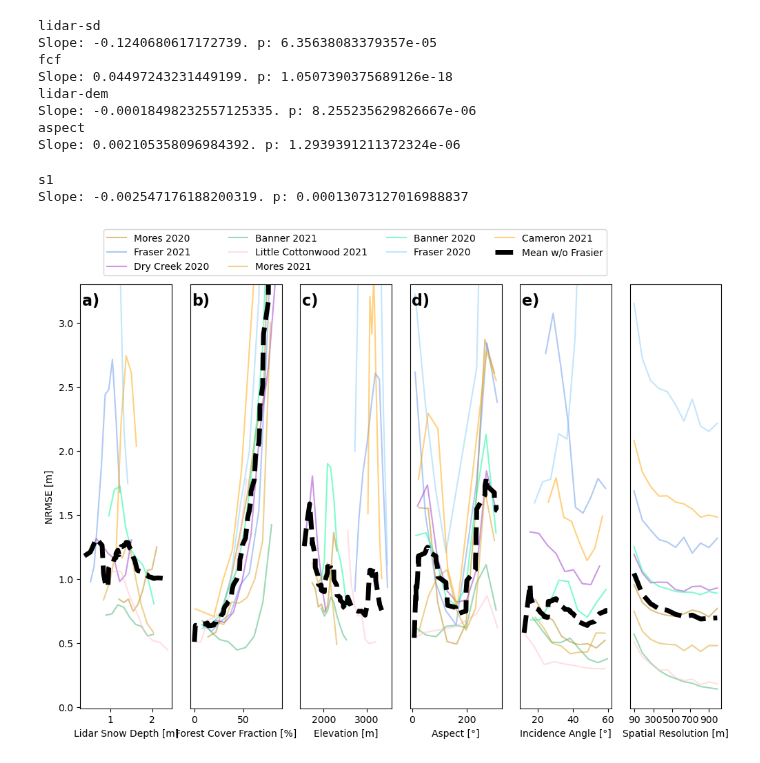
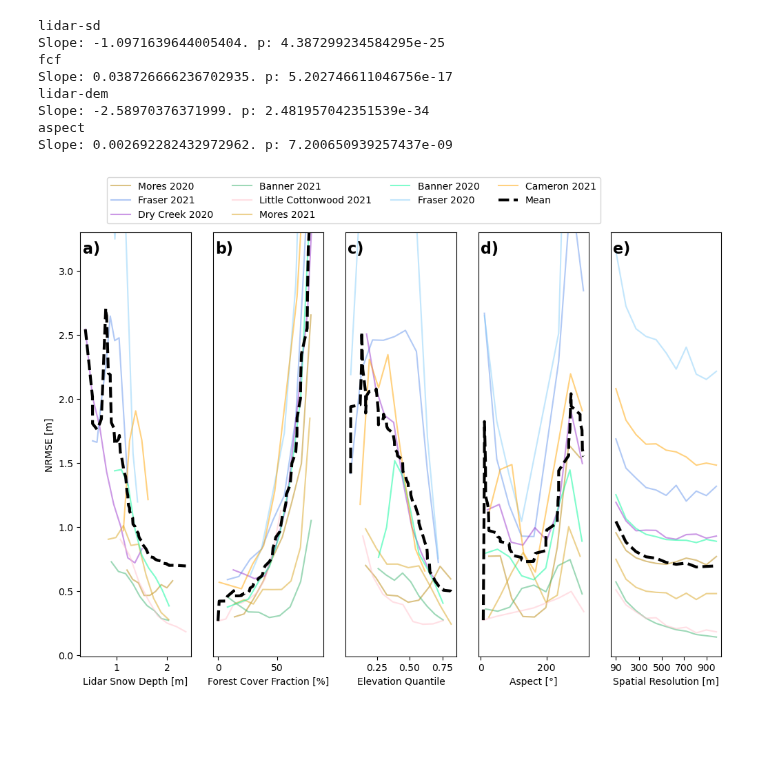
Before and after one commit to ZachHoppinen/spicy-analysis, a Jupyter notebook: src/compare/factors/factor_rmse_figure.ipynb, the cells around one changed output. Cells and saved outputs as stored; diff of their text form; code cells hidden in the pictures; blank space fills up the shorter version.

```diff
--- a/src/compare/factors/factor_rmse_figure.ipynb
+++ b/src/compare/factors/factor_rmse_figure.ipynb
@@ -36,14 +36,21 @@ for ds in dss.values():
     ds['aspect'] = aspect(ds['lidar-dem'])
     ds['easting'] = np.sin(np.deg2rad(aspect(ds['lidar-dem'])))
     ds['northing'] = np.cos(np.deg2rad(aspect(ds['lidar-dem'])))
+# %%
+def nan_ptp(a):
+    return np.ptp(a[np.isfinite(a)])
+def mean_normalize(ds):
+    dvh = ds.data
+    dvh = (dvh - np.nanmin(dvh))/nan_ptp(dvh)
+    return dvh
 # %%
-fig, axes = plt.subplots(1, 6, figsize = (12,8))
+fig, axes = plt.subplots(1, 5, figsize = (12,8))
 
 loc_colors = {'Banner_2020-02-18': 'mediumspringgreen', 'Banner_2021-03-15': 'mediumseagreen', 'Cameron_2021-03-19': 'orange', \
     'Dry_Creek_2020-02-19': 'darkorchid', 'Frasier_2020-02-11': 'lightskyblue', 'Frasier_2021-03-19': 'cornflowerblue', \
         'Little_Cottonwood_2021-03-18': 'pink', 'Mores_2020-02-09': 'darkgoldenrod', 'Mores_2021-03-15': 'goldenrod'}
 
-x_labels = {'lidar-sd': 'Lidar Snow Depth [m]', 'fcf':'Forest Cover Fraction [%]', 'lidar-dem': 'Elevation [m]', 'aspect':'Aspect [°]', 's1':'Incidence Angle [°]'} # 'lidar-dem': 'Elevation [m]', , 'lidar-vh': 'Tree Height [m]'
+x_labels = {'lidar-sd': 'Lidar Snow Depth [m]', 'fcf':'Forest Cover Fraction [%]', 'lidar-dem': 'Elevation Quantile', 'aspect':'Aspect [°]'} # 'lidar-dem': 'Elevation [m]', , 'lidar-vh': 'Tree Height [m]' , 's1':'Incidence Angle [°]'
 
 for (var, label), ax in zip(x_labels.items(), axes.ravel()):
 
@@ -56,8 +63,10 @@ for (var, label), ax in zip(x_labels.items(), axes.ravel()):
 
         if var == 's1':
             time_ds = ds.sel(band = 'inc')
-            time_ds['s1'] = time_ds['s1'].isel(time = slice(len(np.unique(time_ds.relative_orbit)))).std(dim = 'time')
+            time_ds['s1'] = time_ds['s1'].isel(time = slice(len(np.unique(time_ds.relative_orbit)))).mean(dim = 'time')
             # time_ds = time_ds.where(time_ds['lidar-dem'] > time_ds['lidar-dem'].quantile(0.5))
+        elif var == 'lidar-dem':
+            ds['lidar-dem'].data = mean_normalize(ds['lidar-dem'])
 
         if ds.attrs['site'] == 'Frasier' and pd.to_datetime(ds.attrs['lidar-flight-time']).year == 2020:
             time_ds = ds.sel(time = '2020-02-15', method = 'nearest')
@@ -66,7 +75,10 @@ for (var, label), ax in zip(x_labels.items(), axes.ravel()):
 
         res = pd.Series(dtype = float)
 
-        for cat, sub in time_ds.sel(band = 'inc').groupby_bins(var, np.linspace(*time_ds.sel(band = 'inc')[var].quantile([0.05, 0.95]).values.ravel(), 10)):
+        bins = time_ds.sel(band = 'inc').groupby_bins(var, np.linspace(*time_ds.sel(band = 'inc')[var].quantile([0.05, 0.95]).values.ravel(), 10))
+        if var == 's1':
+            bins = time_ds.sel(band = 'inc').groupby_bins(var, np.linspace(10, 360, 30))
+        for cat, sub in bins:
 
             x, y = sub['lidar-sd'].values.ravel(), sub['snow_depth'].values.ravel()
             idx = (~np.isnan(x)) & (~np.isnan(y))
@@ -80,17 +92,17 @@ for (var, label), ax in zip(x_labels.items(), axes.ravel()):
             if var == 's1':
                 res.loc[np.rad2deg(cat.left)] = rmse_result / np.nanmean(x)
             elif var == 'lidar-sd':
-                res.loc[cat.left] = rmse_result #/ np.nanmean(x)
+                res.loc[cat.left] = rmse_result / np.nanmean(x)
             elif var == 'fcf':
-                res.loc[cat.left * 100] = rmse_result
+                res.loc[cat.left * 100] = rmse_result / np.nanmean(x)
             else:
-                res.loc[cat.left] = rmse_result
+                res.loc[cat.left] = rmse_result / np.nanmean(x)
 
         res.sort_index().plot(ax= ax, color = loc_colors[stem], label = stem.split('-')[0].replace('_', ' ').replace('Frasier', 'Fraser'), alpha = 0.5)
-        if 'Frasier' not in stem.split('-')[0].replace('_', ' '): # and 'Cameron' not in stem:
+        if 'Frasier 2020' not in stem.split('-')[0].replace('_', ' ') or 'Cameron' not in stem or 'Mores_2020' not in stem:
+            # ss.append(res.sort_index())
+        # else:
             ss.append(res.sort_index())
-        else:
-            f_ss.append(res.sort_index())
 
     # add mean line
     # vs = [10, 20, 30, 40,50, 60]
@@ -98,11 +110,11 @@ for (var, label), ax in zip(x_labels.items(), axes.ravel()):
     if var == 'fcf':
         ss.extend(f_ss)
         df = pd.concat(ss, axis = 1).sort_index()
-        df.interpolate().mean(axis = 1).plot(color = 'black', linewidth = 5, linestyle = 'dashed', ax = ax, label = 'Mean - Frasier')
+        df.interpolate().mean(axis = 1).plot(color = 'black', linewidth = 3, linestyle = 'dashed', ax = ax, label = 'Mean')
     else:
         df = pd.concat(ss, axis = 1).sort_index()
-        df_f = pd.concat(f_ss, axis = 1).sort_index()
-        df.interpolate().mean(axis = 1).plot(color = 'black', linewidth = 5, linestyle = 'dashed', ax = ax, label = 'Mean w/o Frasier')
+        df_f = pd.concat(ss, axis = 1).sort_index()
+        df.interpolate().mean(axis = 1).plot(color = 'black', linewidth = 3, linestyle = 'dashed', ax = ax, label = 'Mean')
         # df_f.interpolate().mean(axis = 1).plot(color = 'black', linewidth = 5, linestyle = 'dashed', ax = ax, label = 'Frasier')
 
     ax.set_xlabel(label)
@@ -159,38 +171,42 @@ for n,v in res.mean().items():
     stat, look = n.split('_')
     if stat == 'r':
         rs.append(v)
         xs.append(int(look))
     elif stat == 'rmse':
         rmses.append(v)
 
-axes[-1].plot(xs, rmses, color = 'black', linewidth = 5, linestyle = 'dashed')
+axes[-1].plot(xs, rmses, color = 'black', linewidth = 3, linestyle = 'dashed')
 
 
 ax = axes[-1]
 ax.set_xlabel('Spatial Resolution [m]')
 ax.set_xticks([1, 300/90, 500/90, 700/90, 900/90])
 ax.set_xticklabels(['90','300', '500', '700','900'])
+
+ax = axes[-3]
+ax.set_xticks([0.25, 0.5, 0.75])
+# ax.set_xticklabels(['Lowest', 'Middle', 'Highest'])
+
+# axes[-2].set_xticks(np.arange(0, 350, 90))
 
 # done adding scalling axis
 
 for ax in axes[1:]:
     ax.set_yticks([])
 
 for ax, letter in zip(axes, ['a','b','c', 'd', 'e']):
     ax.text(0.02, 0.98,f'{letter})', transform=ax.transAxes, ha = 'left', va = 'top', weight='bold', size = 16)
 
 
 plt.tight_layout()
 plt.savefig('/bsuhome/zacharykeskinen/spicy-analysis/figures/factors/rmse_binned.png')
 # %% [output]
 lidar-sd
-Slope: -0.1240680617172739. p: 6.35638083379357e-05
+Slope: -1.0971639644005404. p: 4.387299234584295e-25
 fcf
-Slope: 0.04497243231449199. p: 1.0507390375689126e-18
+Slope: 0.038726666236702935. p: 5.202746611046756e-17
 lidar-dem
-Slope: -0.00018498232557125335. p: 8.255235629826667e-06
+Slope: -2.58970376371999. p: 2.481957042351539e-34
 aspect
-Slope: 0.002105358096984392. p: 1.2939391211372324e-06
+Slope: 0.002692282432972962. p: 7.200650939257437e-09
-s1
-Slope: -0.002547176188200319. p: 0.00013073127016988837
-[figure, old version]
+[figure, new version]
```
Also changed, not shown: parts of 1 cell of this notebook, 8 other files.
